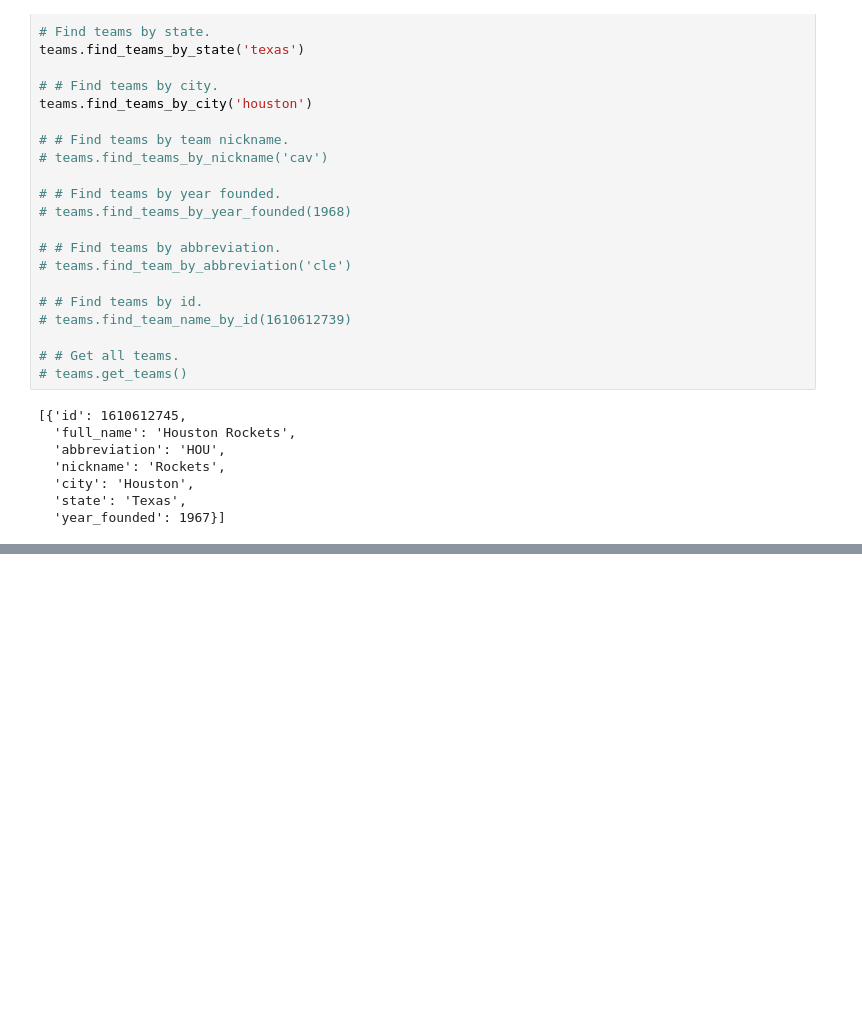
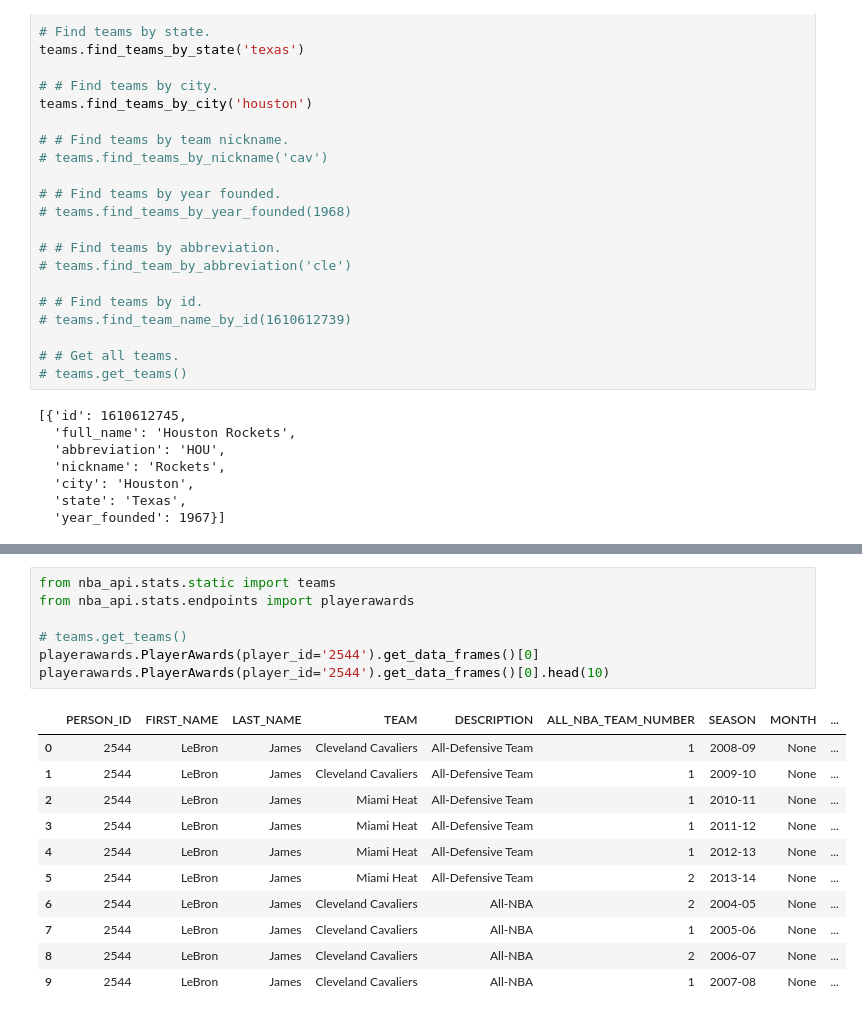
Before and after one commit to lbernal713/Gopsi, a Jupyter notebook: Python Book Practice/basic_python_practice.ipynb, the cells around one changed output, grey strips where cells are left out. Drawn from its saved outputs; the diff is of its cells as text; blank space fills up the shorter version.

```diff
--- a/Python Book Practice/basic_python_practice.ipynb
+++ b/Python Book Practice/basic_python_practice.ipynb
@@ -151,0 +177,19 @@ teams.find_teams_by_city('houston')
+# %%
+from nba_api.stats.static import teams
+from nba_api.stats.endpoints import playerawards
+
+# teams.get_teams()
+playerawards.PlayerAwards(player_id='2544').get_data_frames()[0]
+playerawards.PlayerAwards(player_id='2544').get_data_frames()[0].head(10)
+# %% [output]
+|  | PERSON_ID | FIRST_NAME | LAST_NAME | TEAM | DESCRIPTION | ALL_NBA_TEAM_NUMBER | SEASON | MONTH | ... |
+| 0 | 2544 | LeBron | James | Cleveland Cavaliers | All-Defensive Team | 1 | 2008-09 | None | ... |
+| 1 | 2544 | LeBron | James | Cleveland Cavaliers | All-Defensive Team | 1 | 2009-10 | None | ... |
+| 2 | 2544 | LeBron | James | Miami Heat | All-Defensive Team | 1 | 2010-11 | None | ... |
+| 3 | 2544 | LeBron | James | Miami Heat | All-Defensive Team | 1 | 2011-12 | None | ... |
+| 4 | 2544 | LeBron | James | Miami Heat | All-Defensive Team | 1 | 2012-13 | None | ... |
+| 5 | 2544 | LeBron | James | Miami Heat | All-Defensive Team | 2 | 2013-14 | None | ... |
+| 6 | 2544 | LeBron | James | Cleveland Cavaliers | All-NBA | 2 | 2004-05 | None | ... |
+| 7 | 2544 | LeBron | James | Cleveland Cavaliers | All-NBA | 1 | 2005-06 | None | ... |
+| 8 | 2544 | LeBron | James | Cleveland Cavaliers | All-NBA | 2 | 2006-07 | None | ... |
+| 9 | 2544 | LeBron | James | Cleveland Cavaliers | All-NBA | 1 | 2007-08 | None | ... |
```
Also changed, not shown: parts of 3 cells of this notebook, 15 other files.
